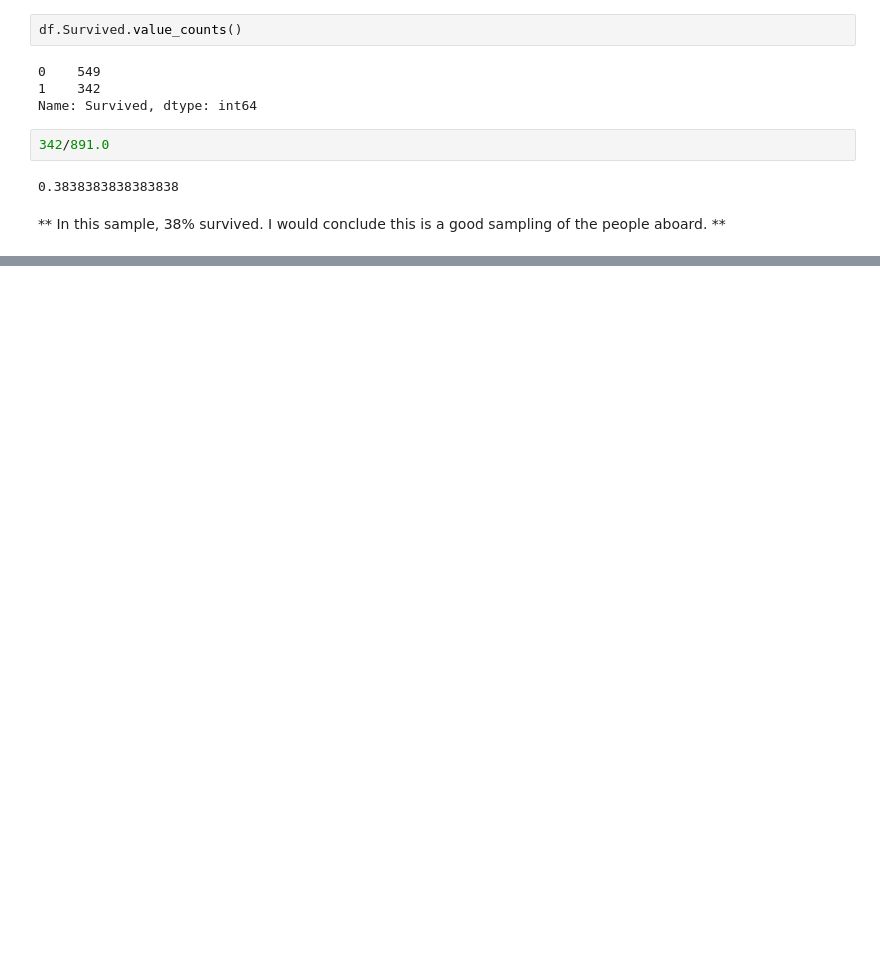
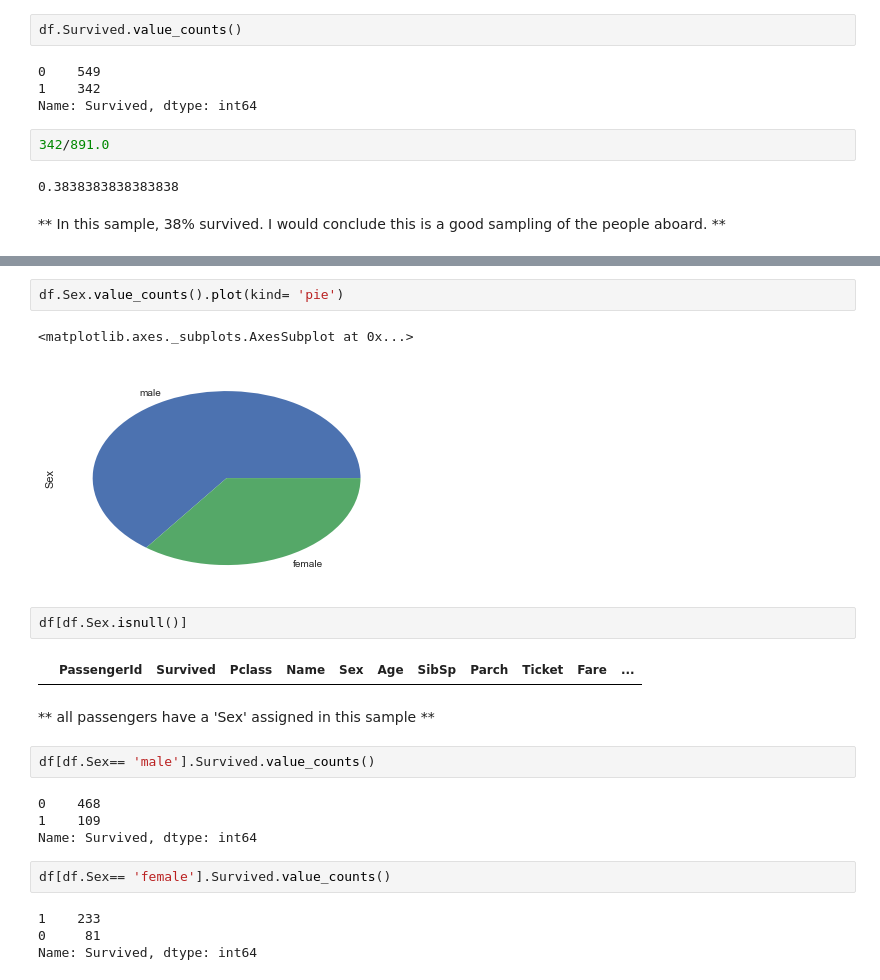
Before and after one commit to mjlsmith/Investigating-a-Dataset, a Jupyter notebook: Titanic Data analysis.ipynb, the cells around one changed output, grey strips where cells are left out. Cells and saved outputs as stored; diff of their text form; blank space fills up the shorter version.

```diff
--- a/Titanic Data analysis.ipynb
+++ b/Titanic Data analysis.ipynb
@@ -59,0 +113,23 @@ Name: Survived, dtype: int64
+# %%
+df.Sex.value_counts().plot(kind= 'pie')
+# %% [output]
+<matplotlib.axes._subplots.AxesSubplot at 0x...>
+[figure, added]
+# %%
+df[df.Sex.isnull()]
+# %% [output]
+|  | PassengerId | Survived | Pclass | Name | Sex | Age | SibSp | Parch | Ticket | Fare | ... |
+# %% [markdown]
+** all passengers have a 'Sex' assigned in this sample **
+# %%
+df[df.Sex== 'male'].Survived.value_counts()
+# %% [output]
+0    468
+1    109
+Name: Survived, dtype: int64
+# %%
+df[df.Sex== 'female'].Survived.value_counts()
+# %% [output]
+1    233
+0     81
+Name: Survived, dtype: int64
```
Also changed, not shown: parts of 18 cells of this notebook.
